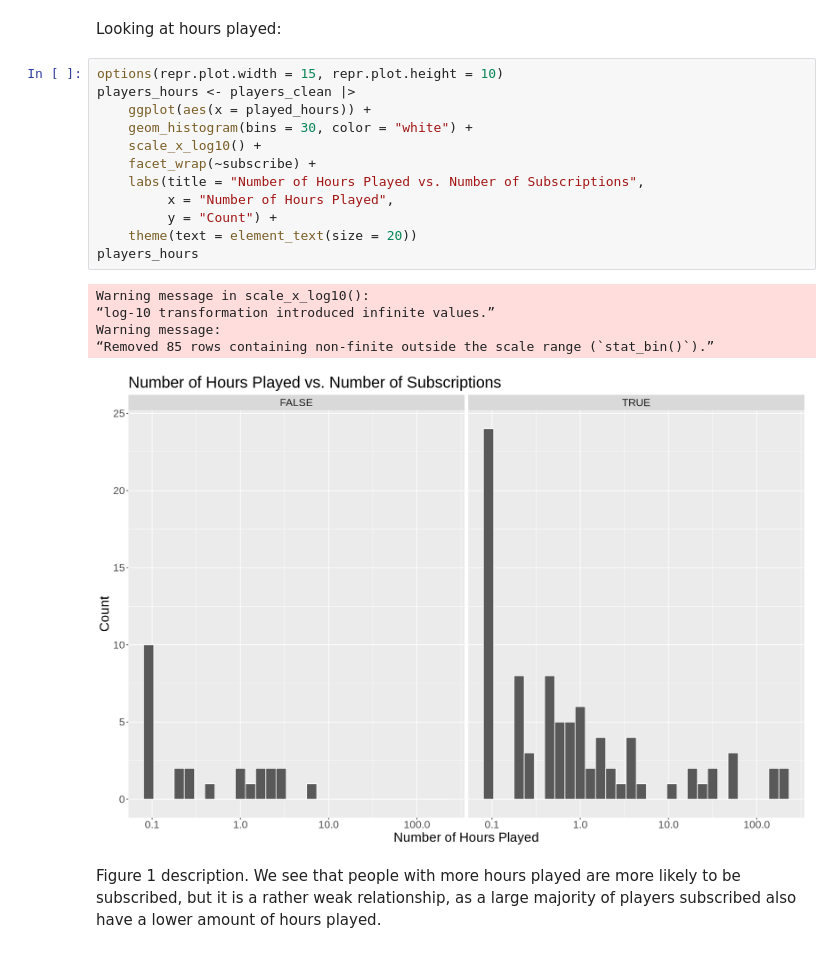
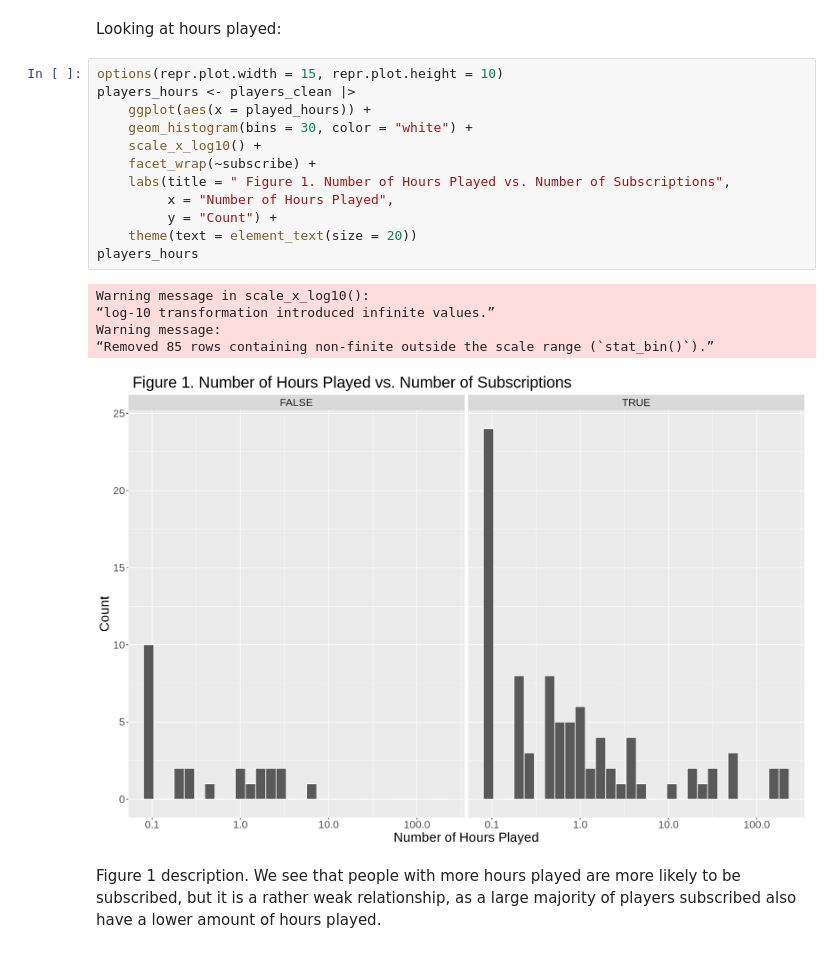
Before and after one commit to yunan-Deng/data_science_100_group33, a Jupyter notebook: Final Project Report.ipynb, the cells around one changed output. Cells and saved outputs as stored; diff of their text form.

```diff
--- a/Final Project Report.ipynb
+++ b/Final Project Report.ipynb
@@ -123,21 +71,21 @@ Looking at hours played:
 # %%
 options(repr.plot.width = 15, repr.plot.height = 10)
 players_hours <- players_clean |>
     ggplot(aes(x = played_hours)) +
     geom_histogram(bins = 30, color = "white") +
     scale_x_log10() +
     facet_wrap(~subscribe) +
-    labs(title = "Number of Hours Played vs. Number of Subscriptions",
+    labs(title = " Figure 1. Number of Hours Played vs. Number of Subscriptions",
          x = "Number of Hours Played",
          y = "Count") +
     theme(text = element_text(size = 20))
 players_hours
 # %% [output]
 Warning message in scale_x_log10():
 “log-10 transformation introduced infinite values.”
 Warning message:
 “Removed 85 rows containing non-finite outside the scale range (`stat_bin()`).”
-[figure, old version]
+[figure, new version]
 # %% [markdown]
 Figure 1 description. We see that people with more hours played are more likely to be subscribed, but it is a rather weak relationship, as a large majority of players subscribed also have a lower amount of hours played.
 # %% [markdown]
```
Also changed, not shown: parts of 15 cells of this notebook.
